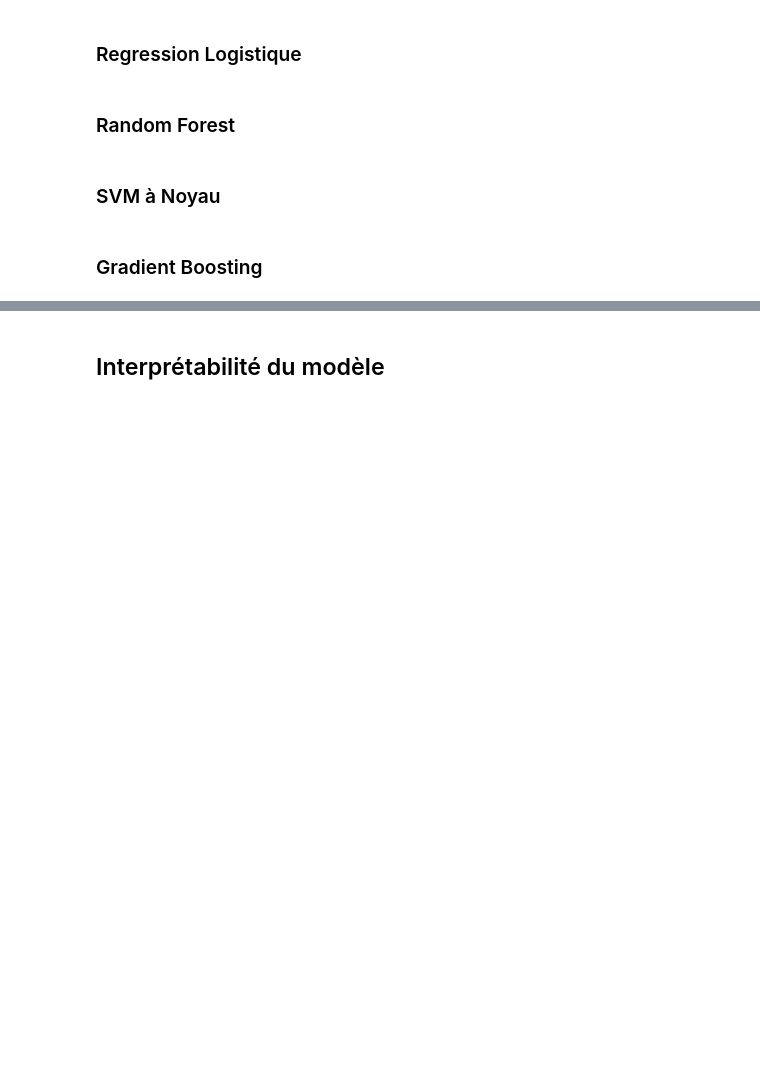
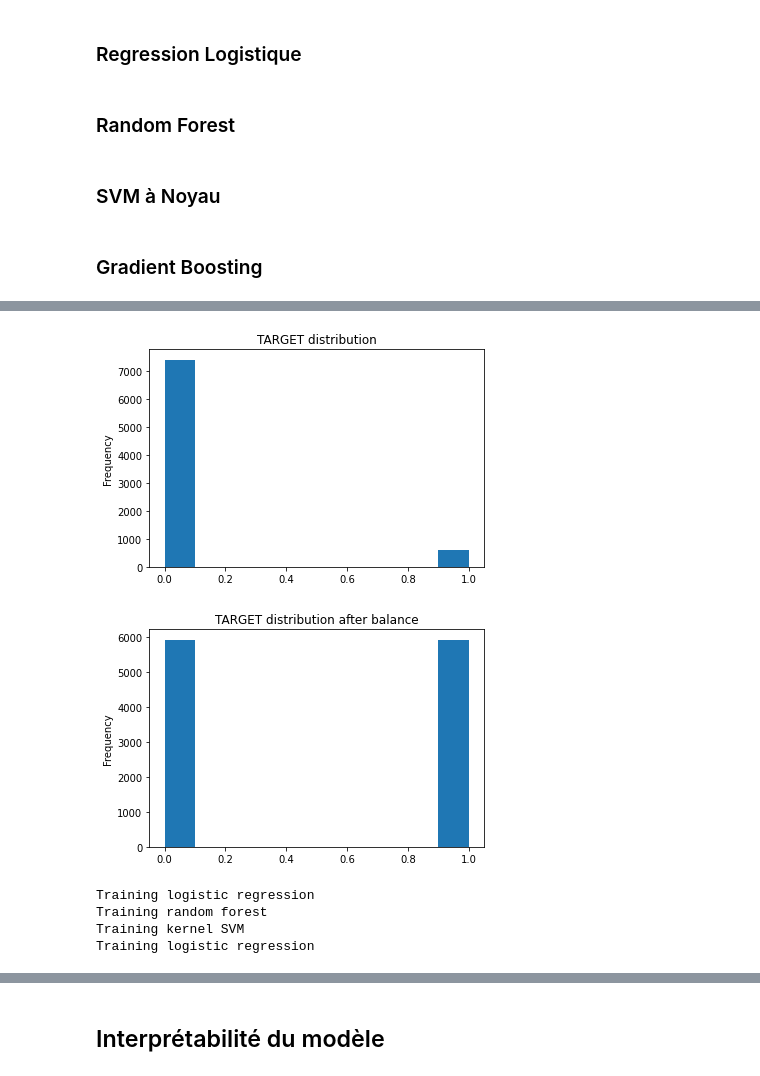
Before and after one commit to ThibaultDieudonne/Credit-Scoring, a Jupyter notebook: notebook.ipynb, the cells around one changed output, grey strips where cells are left out. Saved outputs shown, nothing was run; the diff lists cells and outputs as text; code cells hidden in the pictures; blank space fills up the shorter version.

```diff
--- a/notebook.ipynb
+++ b/notebook.ipynb
@@ -502,7 +504,11 @@ ValueError: Classification metrics can't handle a mix of binary and continuous t
 # %%
 features_names += custom_features
 y, X, X_train, X_test, y_train, y_test = split_data(extended_app_train)
-make_reg_log()
-make_random_forest()
-make_kernel_SVM()
-feat_importance_2 = lgbm()
+_predictors = [make_reg_log(), make_random_forest(), make_kernel_SVM(), make_lgbm()]
+# %% [output]
+[figure, added]
+[figure, added]
+Training logistic regression
+Training random forest
+Training kernel SVM
+Training logistic regression
```
Also changed, not shown: parts of 14 cells of this notebook, 1 other file.
